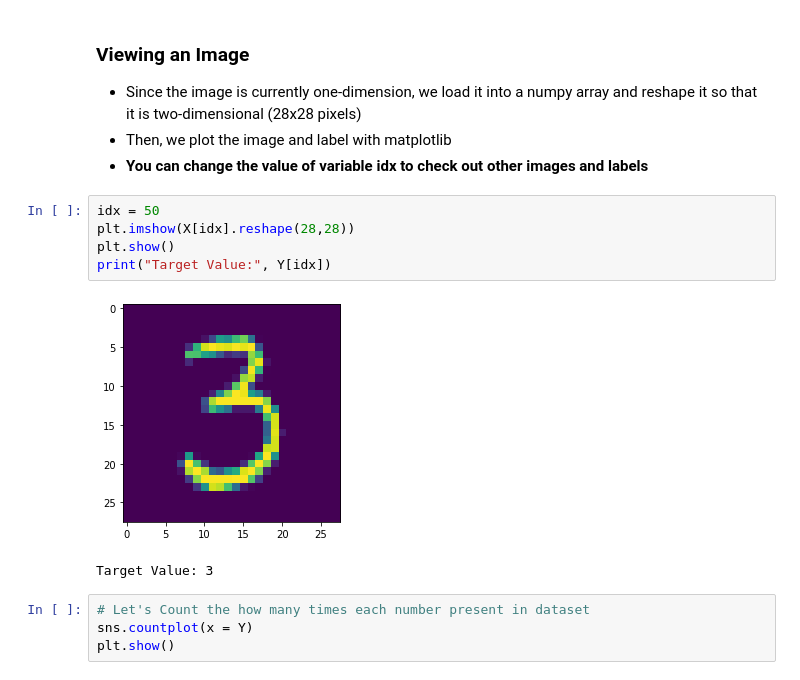
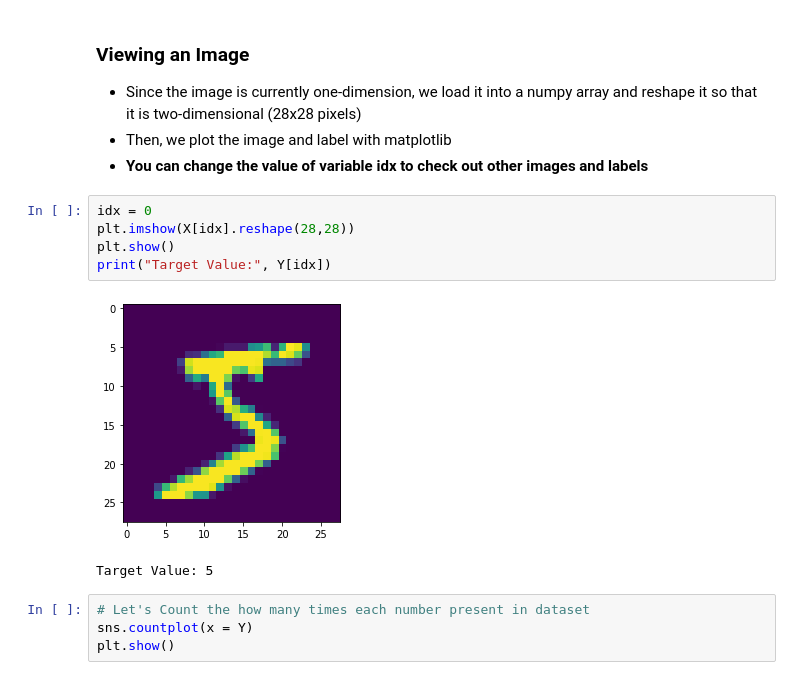
Before and after one commit to Pepcoders/Data-Science-February, a Jupyter notebook: Project/MNIST_Classification.ipynb, the cells around one changed output. Cells and saved outputs as stored; diff of their text form.

```diff
--- a/Project/MNIST_Classification.ipynb
+++ b/Project/MNIST_Classification.ipynb
@@ -92,13 +84,13 @@ Y = Y.astype("int8")
 * Then, we plot the image and label with matplotlib
 * **You can change the value of variable idx to check out other images and labels**
 # %%
-idx = 50
+idx = 0
 plt.imshow(X[idx].reshape(28,28))
 plt.show()
 print("Target Value:", Y[idx])
 # %% [output]
-[figure, old version]
+[figure, new version]
-Target Value: 3
+Target Value: 5
 # %%
 # Let's Count the how many times each number present in dataset
 sns.countplot(x = Y)
```
Also changed, not shown: parts of 72 cells of this notebook.
